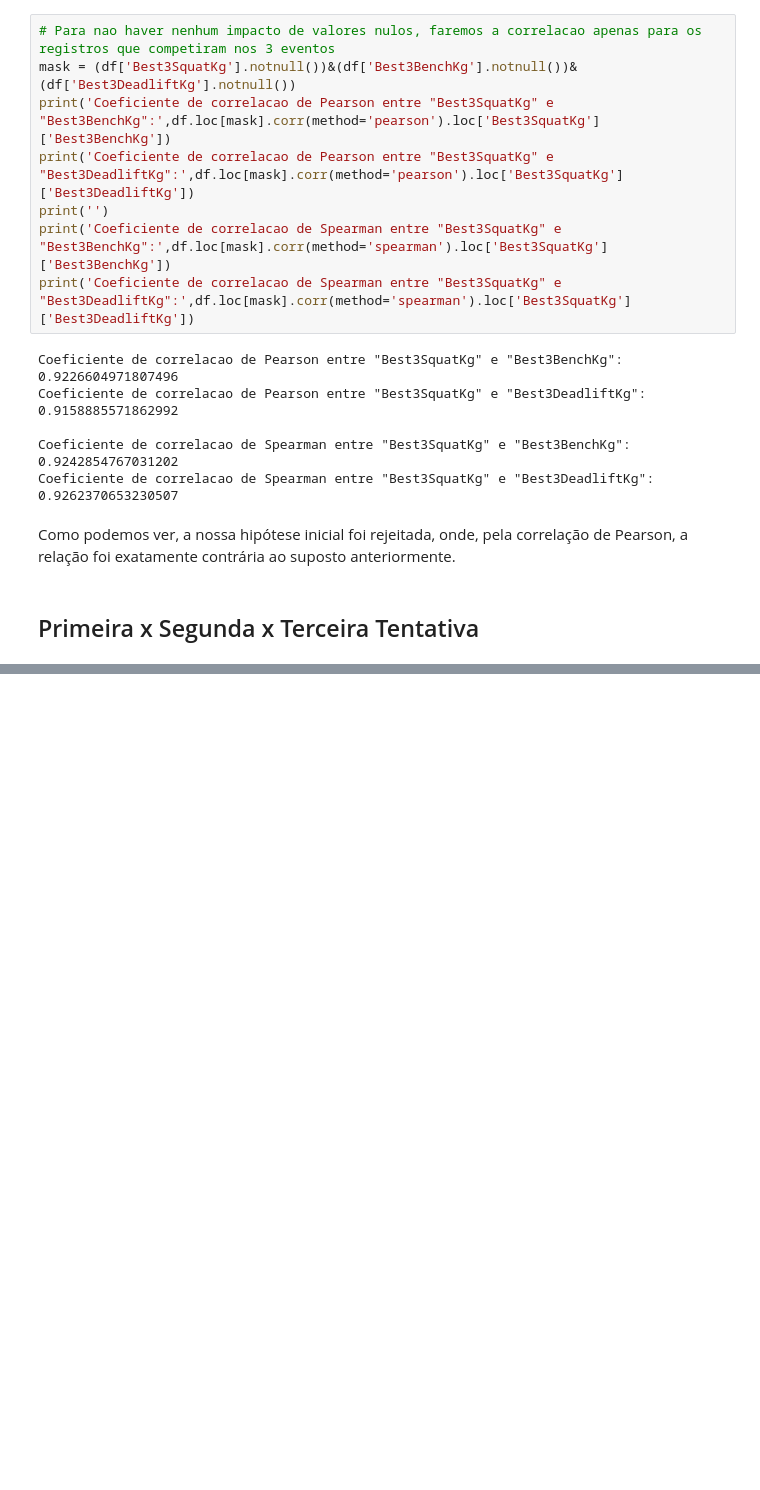
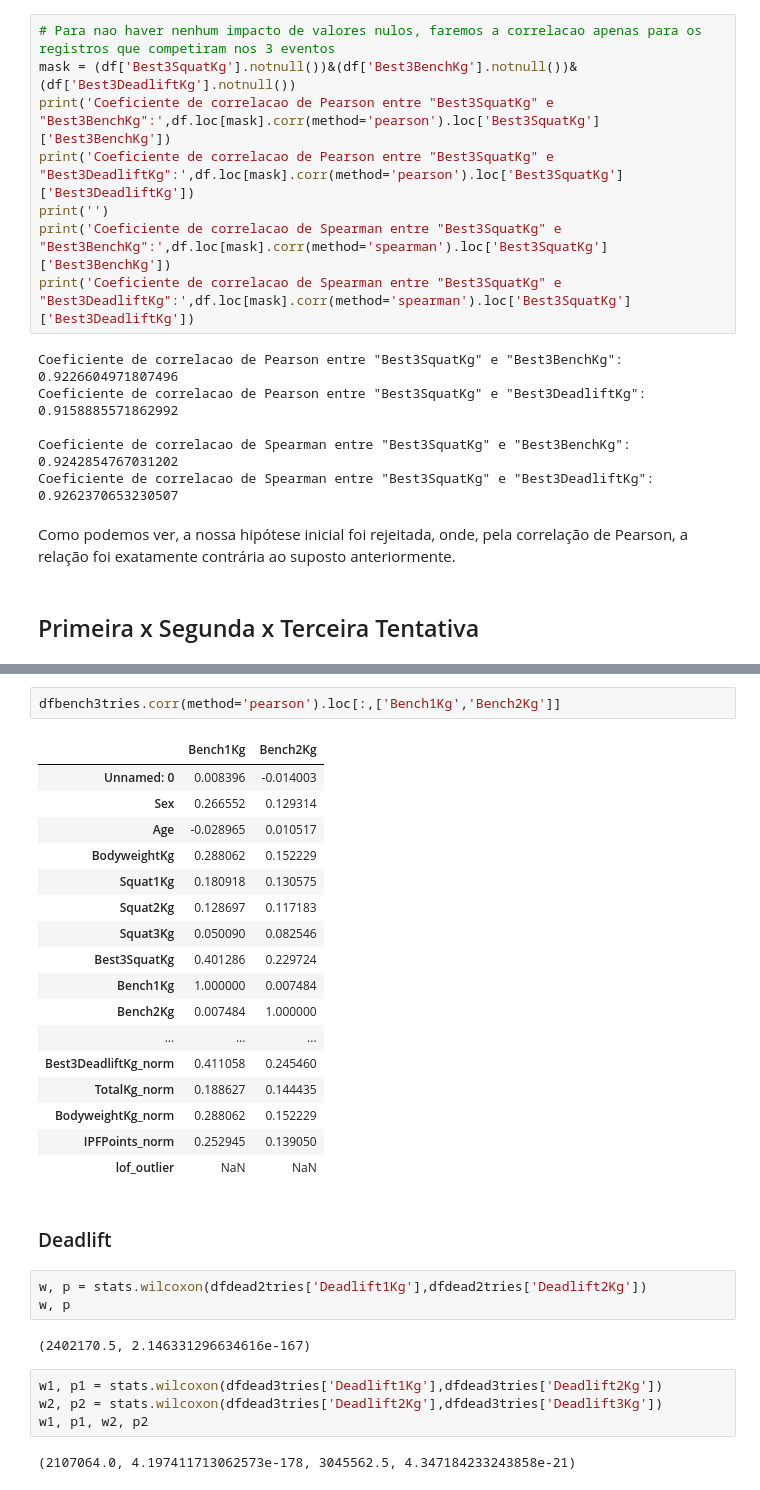
Before and after one commit to RafaelBNN/if697, a Jupyter notebook: ProjetoIF697.ipynb, the cells around one changed output, grey strips where cells are left out. Drawn from its saved outputs; the diff is of its cells as text; blank space fills up the shorter version.

```diff
--- a/ProjetoIF697.ipynb
+++ b/ProjetoIF697.ipynb
@@ -1228,0 +1206,33 @@ Como podemos ver, a nossa hipótese inicial foi rejeitada, onde, pela correlaç
+# %%
+dfbench3tries.corr(method='pearson').loc[:,['Bench1Kg','Bench2Kg']]
+# %% [output]
+|  | Bench1Kg | Bench2Kg |
+| Unnamed: 0 | 0.008396 | -0.014003 |
+| Sex | 0.266552 | 0.129314 |
+| Age | -0.028965 | 0.010517 |
+| BodyweightKg | 0.288062 | 0.152229 |
+| Squat1Kg | 0.180918 | 0.130575 |
+| Squat2Kg | 0.128697 | 0.117183 |
+| Squat3Kg | 0.050090 | 0.082546 |
+| Best3SquatKg | 0.401286 | 0.229724 |
+| Bench1Kg | 1.000000 | 0.007484 |
+| Bench2Kg | 0.007484 | 1.000000 |
+| ... | ... | ... |
+| Best3DeadliftKg_norm | 0.411058 | 0.245460 |
+| TotalKg_norm | 0.188627 | 0.144435 |
+| BodyweightKg_norm | 0.288062 | 0.152229 |
+| IPFPoints_norm | 0.252945 | 0.139050 |
+| lof_outlier | NaN | NaN |
+# %% [markdown]
+### Deadlift
+# %%
+w, p = stats.wilcoxon(dfdead2tries['Deadlift1Kg'],dfdead2tries['Deadlift2Kg'])
+w, p
+# %% [output]
+(2402170.5, 2.146331296634616e-167)
+# %%
+w1, p1 = stats.wilcoxon(dfdead3tries['Deadlift1Kg'],dfdead3tries['Deadlift2Kg'])
+w2, p2 = stats.wilcoxon(dfdead3tries['Deadlift2Kg'],dfdead3tries['Deadlift3Kg'])
+w1, p1, w2, p2
+# %% [output]
+(2107064.0, 4.197411713062573e-178, 3045562.5, 4.347184233243858e-21)
```
Also changed, not shown: parts of 59 cells of this notebook.
